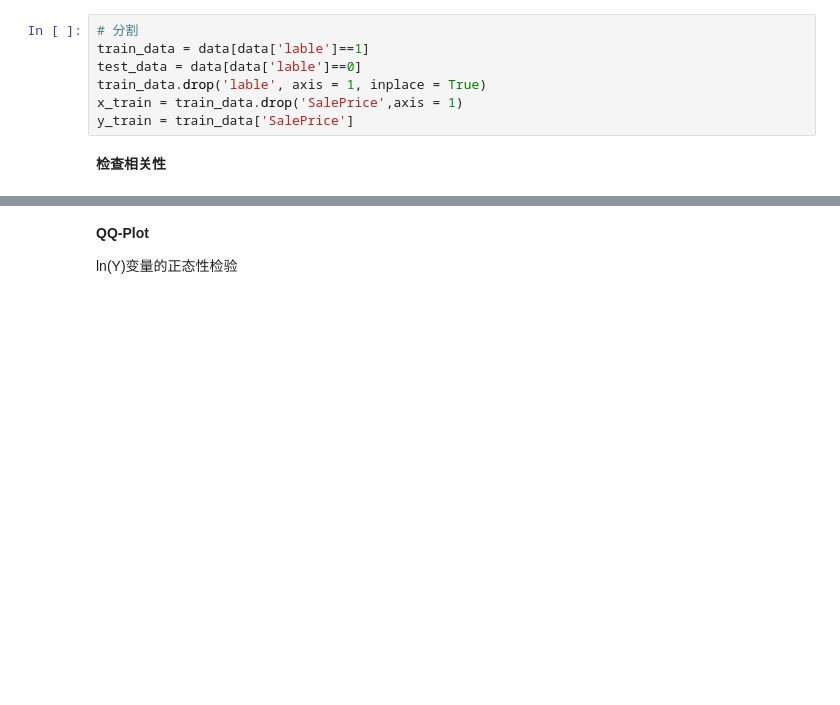
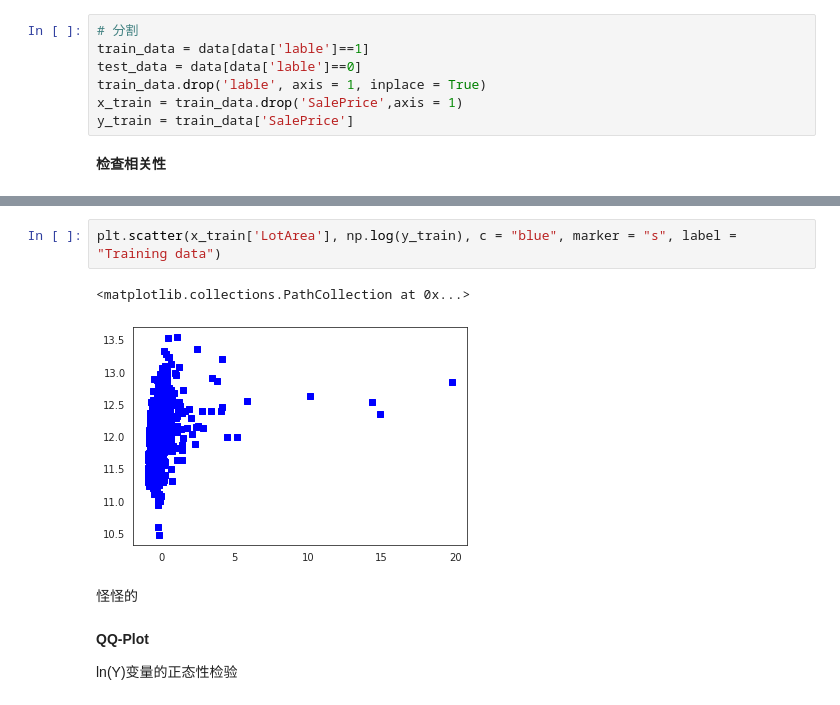
Before and after one commit to eurus-ling/housing_price, a Jupyter notebook: linear-regression-project.ipynb, the cells around one changed output, grey strips where cells are left out. Cells and saved outputs as stored; diff of their text form; blank space fills up the shorter version.

```diff
--- a/linear-regression-project.ipynb
+++ b/linear-regression-project.ipynb
@@ -403,3 +430,10 @@ sns.heatmap(train_data.loc[:, N].corr(),annot=True)
+# %%
+plt.scatter(x_train['LotArea'], np.log(y_train), c = "blue", marker = "s", label = "Training data")
+# %% [output]
+<matplotlib.collections.PathCollection at 0x...>
+[figure, added]
+# %% [markdown]
+怪怪的
 # %% [markdown]
 **QQ-Plot**
 
```
Also changed, not shown: parts of 20 cells of this notebook.
